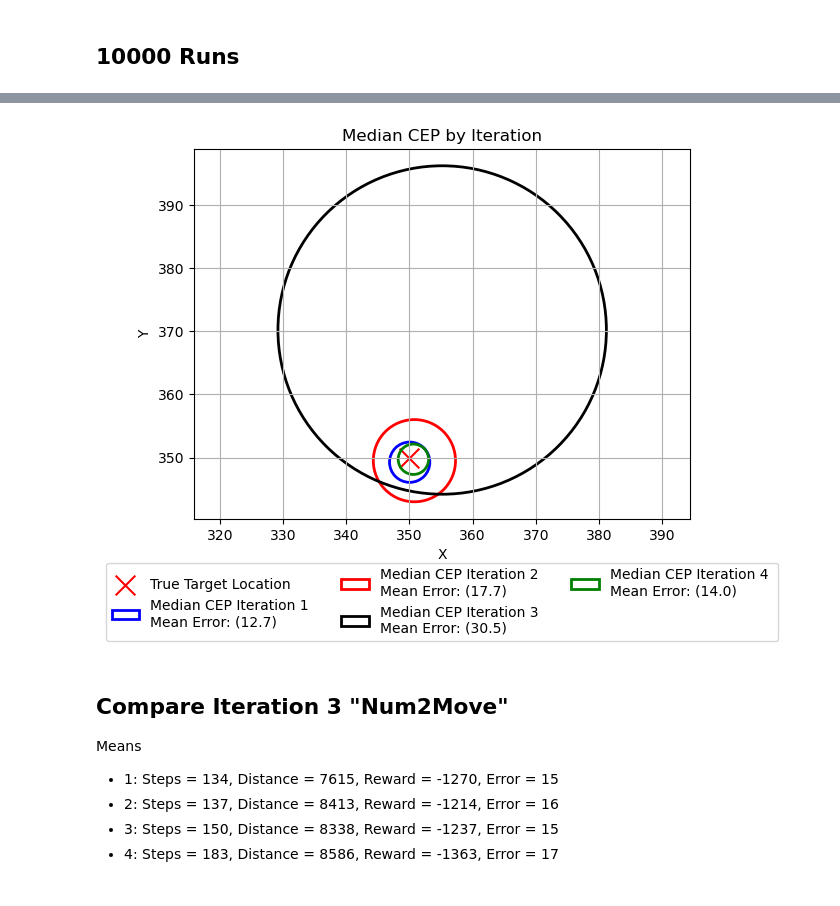
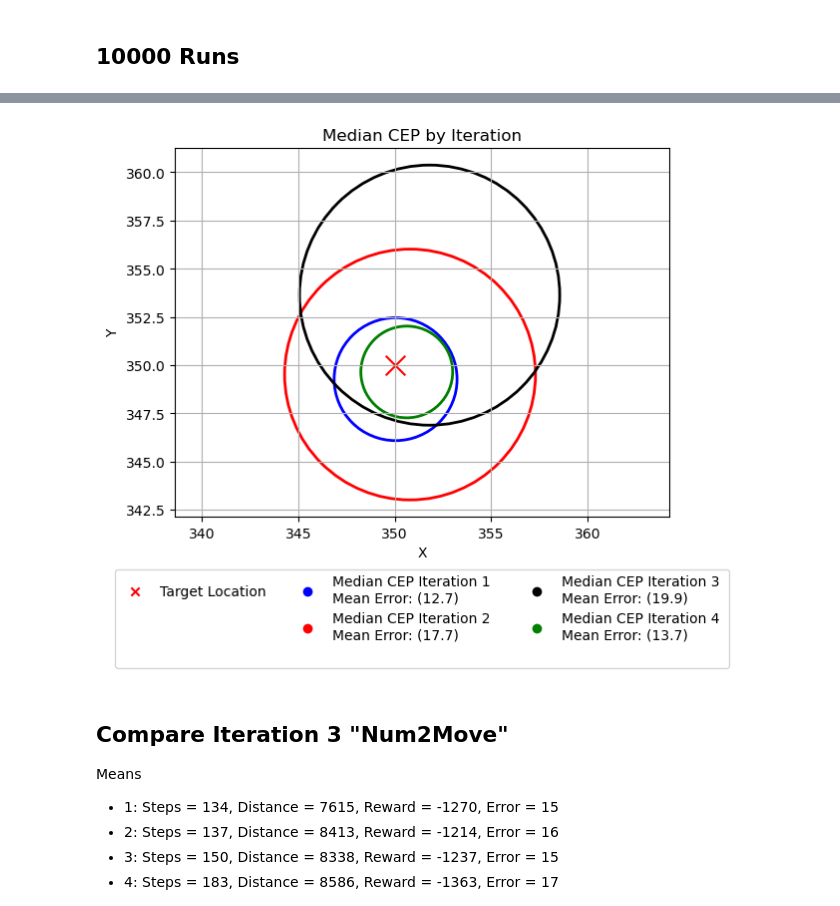
Before and after one commit to raneyoliver/CS8321Labs-public, a Jupyter notebook: lab5/Summary Results.ipynb, the cells around one changed output, grey strips where cells are left out. Cells and saved outputs as stored; diff of their text form; code cells hidden in the pictures.

```diff
--- a/lab5/Summary Results.ipynb
+++ b/lab5/Summary Results.ipynb
@@ -160,7 +160,7 @@ results_iter2.describe().style.format("{:.2f}")
 | 75% | 194.00 | 17.97 | 1.74 | 356.59 | 356.77 | 1.24 | 1.24 | 357.35 | 357.57 | 13.76 | ... |
 | max | 1000.00 | 3993.79 | 4381.00 | 3174.04 | 2776.50 | 3664.58 | 2582.46 | 116816.90 | 39598.88 | 739780.28 | ... |
 # %%
-results_iter3 = pd.read_csv('iter3_1_results10000.csv')
+results_iter3 = pd.read_csv('iter3_1_bvm1_corr_results10000.csv')
 results_iter3.describe().style.format("{:.2f}")
 # %% [output]
 |  | Num_Steps | Median_Error | Median_CEP | Median_X | Median_Y | MAD_X | MAD_Y | Mean_X | Mean_Y | Std_X | ... |
@@ -175,5 +175,5 @@ results_iter3.describe().style.format("{:.2f}")
 # %%
-results_iter4 = pd.read_csv('iter4_1_results10000.csv')
+results_iter4 = pd.read_csv('iter4_1_bvm1_corr_results10000.csv')
 results_iter4.describe().style.format("{:.2f}")
 # %% [output]
 |  | Num_Steps | Median_Error | Median_CEP | Median_X | Median_Y | MAD_X | MAD_Y | Mean_X | Mean_Y | Std_X | ... |
@@ -188,5 +188,7 @@ results_iter4.describe().style.format("{:.2f}")
 # %%
 # Plot Results
+ghost = plt.Line2D([], [], color='none', label='')
+
 plt.scatter(350,350,color='red', label='True Target Location', marker='x',s=200)
 
 mean_num_steps = results_iter1['Num_Steps'].mean()
@@ -230,35 +232,54 @@ radius = mean_median_cep
 median_cep_legend3 = f'Median CEP Iteration 3 \nMean Error: ({np.round(mean_median_error,1)})'
 circle_median = Ellipse((mean_median_x, mean_median_y), 2*radius, 2*radius, edgecolor='black', facecolor='none', linestyle='-', linewidth=2, label=median_cep_legend3)
 plt.gca().add_patch(circle_median)
 
 mean_num_steps = results_iter4['Num_Steps'].mean()
 mean_median_error = results_iter4['Median_Error'].mean()
 mean_median_cep = results_iter4['Median_CEP'].mean()
 mean_median_x = results_iter4['Median_X'].mean()
 mean_median_y = results_iter4['Median_Y'].mean()
 mean_mad_x = results_iter4['MAD_X'].mean()
 mean_mad_y = results_iter4['MAD_Y'].mean()
 
 # Plot circle using MAD deviations of x & y values
 radius = mean_median_cep
 median_cep_legend4 = f'Median CEP Iteration 4 \nMean Error: ({np.round(mean_median_error,1)})'
 circle_median = Ellipse((mean_median_x, mean_median_y), 2*radius, 2*radius, edgecolor='green', facecolor='none', linestyle='-', linewidth=2, label=median_cep_legend4)
 plt.gca().add_patch(circle_median)
 
 
 plt.xlabel('X')
 plt.ylabel('Y')
 plt.title('Median CEP by Iteration')
+# Adjust your legend
 plt.legend(
+    handles=[
+        plt.scatter([], [], color='red', marker='x', label='Target Location'),  # True location entry
+        ghost,  # Empty space
+        ghost,  # Empty space
+        plt.scatter([], [], color='blue', marker='o', label=median_cep_legend1),  # Iteration 1 entry
+        plt.scatter([], [], color='red', marker='o', label=median_cep_legend2),  # Iteration 2 entry
+        ghost,  # Empty space for alignment
+        plt.scatter([], [], color='black', marker='o', label=median_cep_legend3),  # Iteration 3 entry
+        plt.scatter([], [], color='green', marker='o', label=median_cep_legend4),  # Iteration 4 entry
+        ghost  # Empty space for alignment
+    ],
     loc='lower center',
-    bbox_to_anchor=(0.5, -.35),
+    bbox_to_anchor=(0.5, -0.43),
     ncol=3,
+    frameon=True  # Optionally remove the frame around the legend
 )
+
+#plt.legend(
+#    loc='lower center',
+#    bbox_to_anchor=(0.5, -.35),
+#    ncol=3,
+#)
 plt.grid(True)
 plt.axis('equal')  # Equal aspect ratio
 plt.show()
 # %% [output]
-[figure, old version]
+[figure, new version]
 # %% [markdown]
 ## Compare Iteration 3 "Num2Move"
 
```
Also changed, not shown: parts of 11 cells of this notebook, 19 other files.
